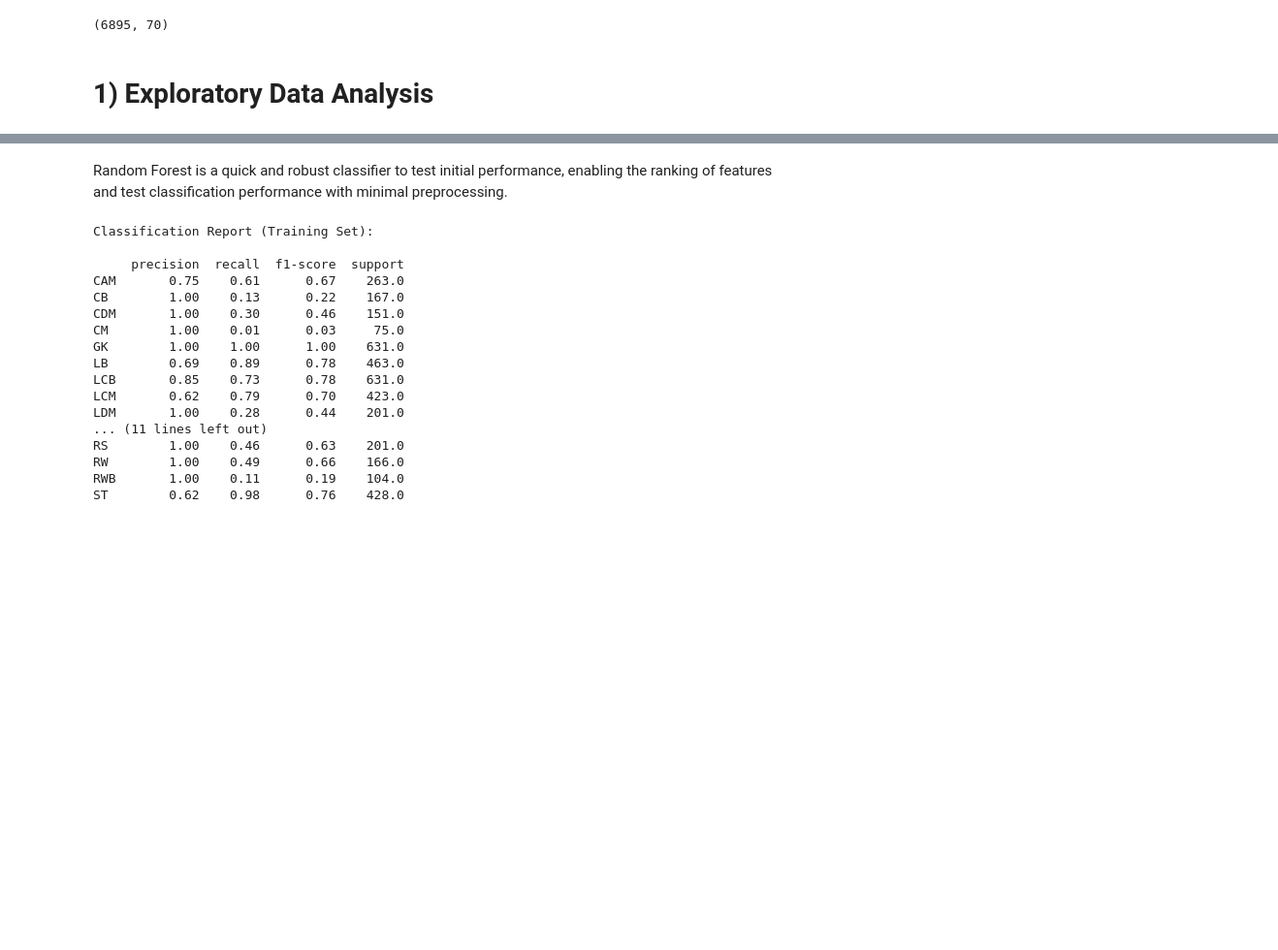
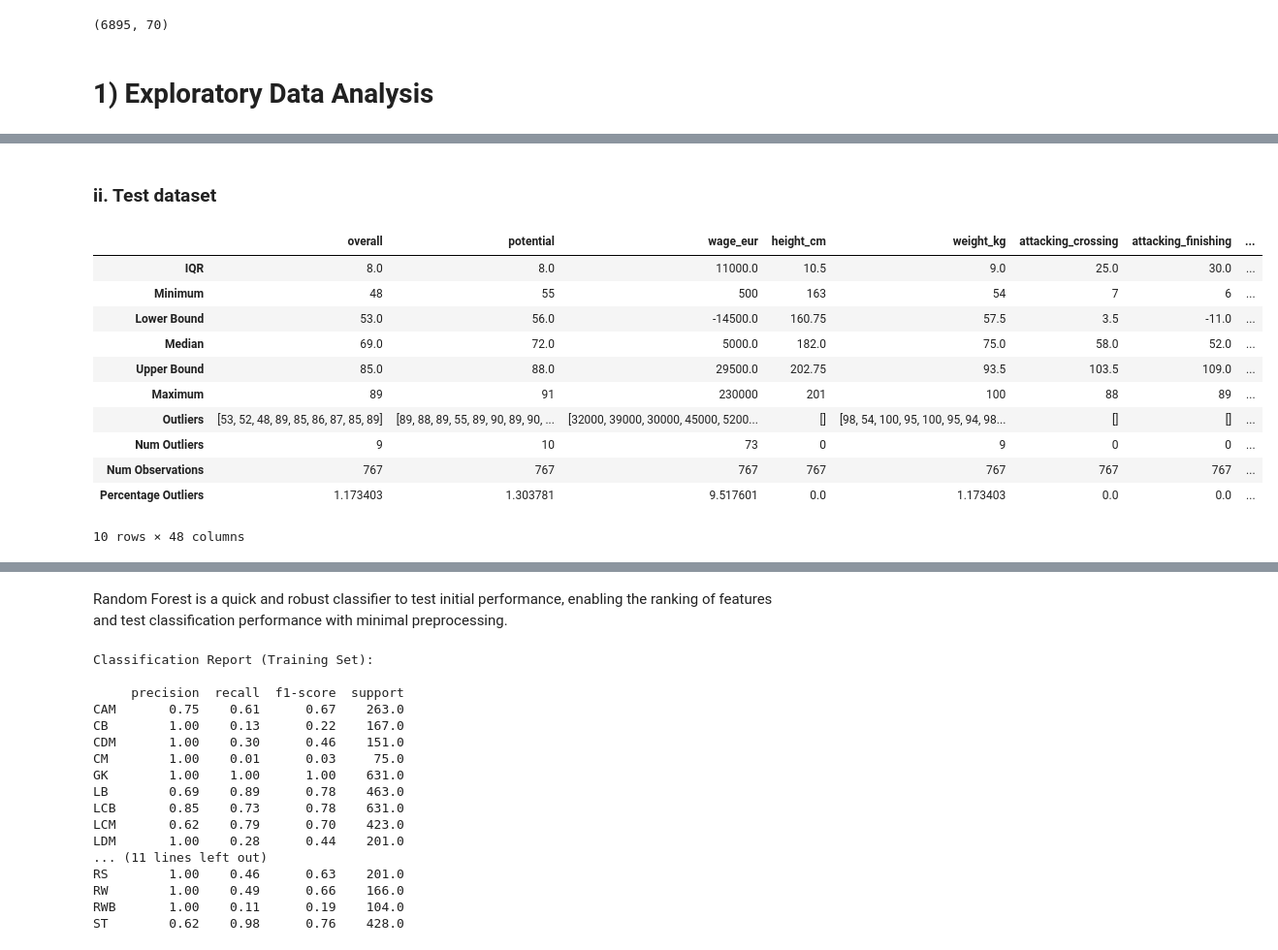
Before and after one commit to simonvellin/football_position_prediction, a Jupyter notebook: FINAL.ipynb, the cells around one changed output, grey strips where cells are left out. Shown at 97% size. Cells and saved outputs as stored; diff of their text form; code cells hidden in the pictures; blank space fills up the shorter version.

```diff
--- a/FINAL.ipynb
+++ b/FINAL.ipynb
@@ -52,0 +214,18 @@ Conduct an in-depth analysis of the most influential features, unveiling correla
+# %% [markdown]
+### ii. Test dataset
+# %%
+outliers_test = check_outliers(df_test[numerical_features])
+outliers_test
+# %% [output]
+|  | overall | potential | wage_eur | height_cm | weight_kg | attacking_crossing | attacking_finishing | ... |
+| IQR | 8.0 | 8.0 | 11000.0 | 10.5 | 9.0 | 25.0 | 30.0 | ... |
+| Minimum | 48 | 55 | 500 | 163 | 54 | 7 | 6 | ... |
+| Lower Bound | 53.0 | 56.0 | -14500.0 | 160.75 | 57.5 | 3.5 | -11.0 | ... |
+| Median | 69.0 | 72.0 | 5000.0 | 182.0 | 75.0 | 58.0 | 52.0 | ... |
+| Upper Bound | 85.0 | 88.0 | 29500.0 | 202.75 | 93.5 | 103.5 | 109.0 | ... |
+| Maximum | 89 | 91 | 230000 | 201 | 100 | 88 | 89 | ... |
+| Outliers | [53, 52, 48, 89, 85, 86, 87, 85, 89] | [89, 88, 89, 55, 89, 90, 89, 90, ... | [32000, 39000, 30000, 45000, 5200... | [] | [98, 54, 100, 95, 100, 95, 94, 98... | [] | [] | ... |
+| Num Outliers | 9 | 10 | 73 | 0 | 9 | 0 | 0 | ... |
+| Num Observations | 767 | 767 | 767 | 767 | 767 | 767 | 767 | ... |
+| Percentage Outliers | 1.173403 | 1.303781 | 9.517601 | 0.0 | 1.173403 | 0.0 | 0.0 | ... |
+10 rows × 48 columns
```
Also changed, not shown: parts of 15 cells of this notebook.
